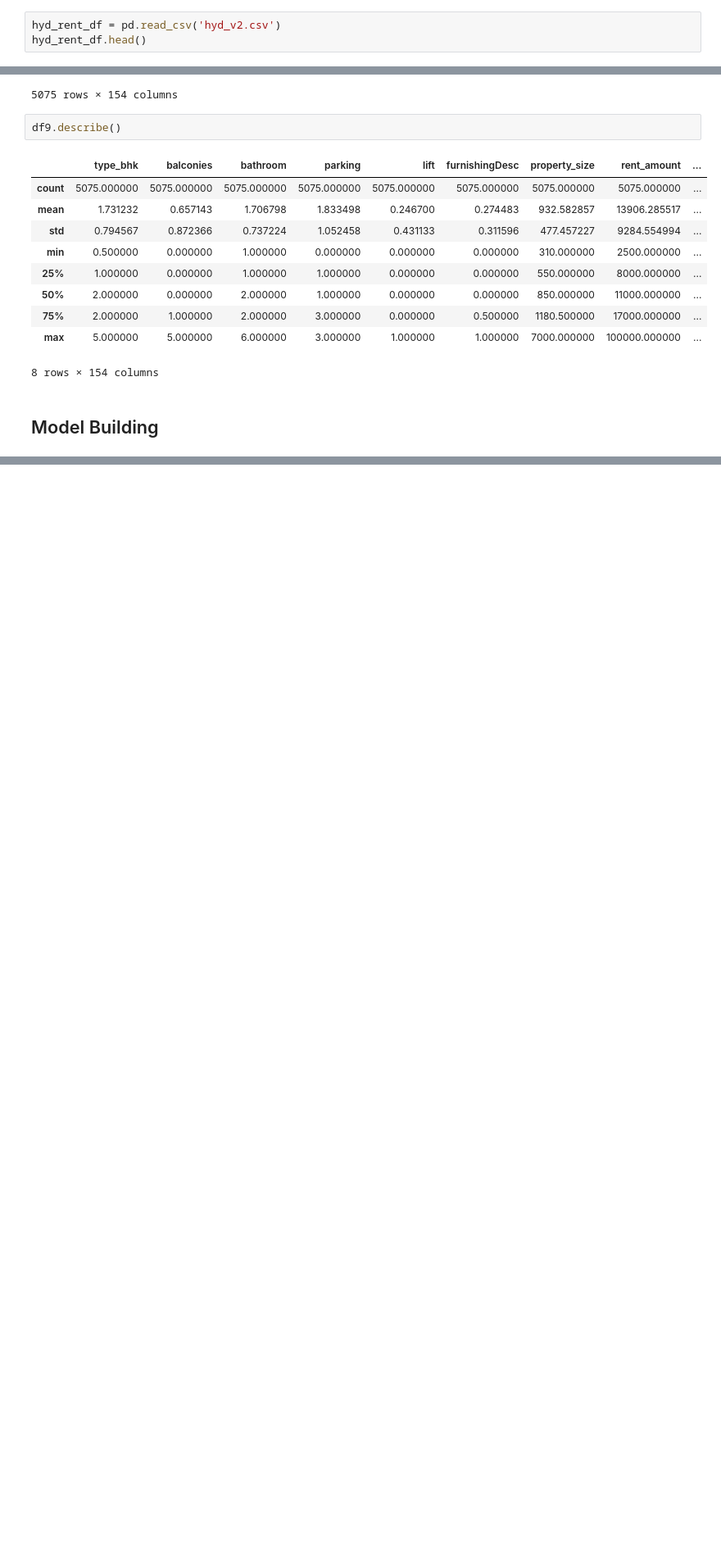
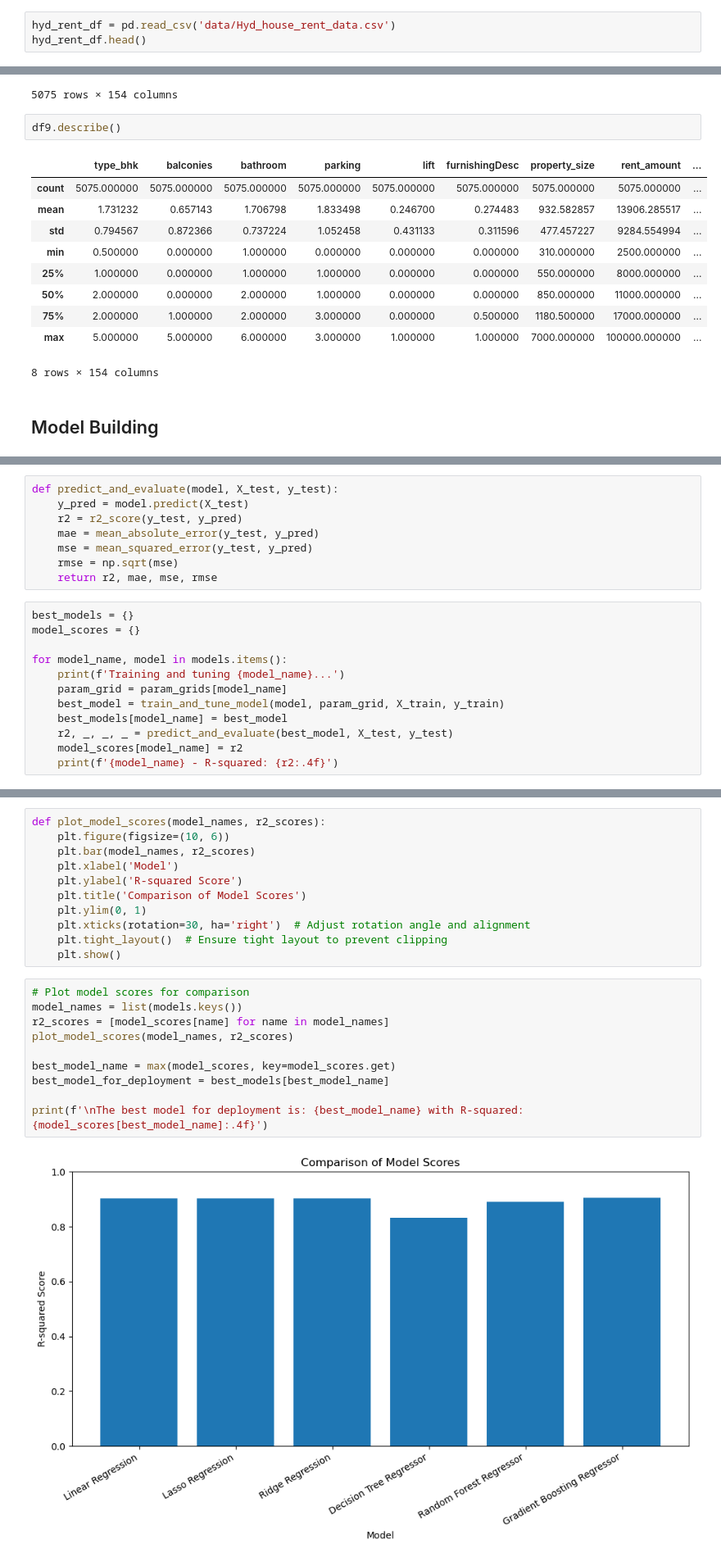
Before and after one commit to d-ravi-kumar19/Hyderabad-House-Rent-Prediction, a Jupyter notebook: house_rent_prediction.ipynb, the cells around one changed output, grey strips where cells are left out. Shown: that part at 82% size. Saved outputs shown, nothing was run; the diff lists cells and outputs as text; blank space fills up the shorter version.

```diff
--- a/House Rent Prediction.ipynb
+++ b/house_rent_prediction.ipynb
@@ -5,7 +12,7 @@ import matplotlib.pyplot as plt
 import warnings
 warnings.filterwarnings('ignore')
 # %%
-hyd_rent_df = pd.read_csv('hyd_v2.csv')
+hyd_rent_df = pd.read_csv('data/Hyd_house_rent_data.csv')
 hyd_rent_df.head()
 # %% [output]
 |  | active | amenities | balconies | bathroom | combineDescription | completeStreetName | deposit | facing | ... |
@@ -488,0 +519,20 @@ X_train, X_test, y_train, y_test = train_test_split(X,y,test_size=0.2)
+# %%
+def predict_and_evaluate(model, X_test, y_test):
+    y_pred = model.predict(X_test)
+    r2 = r2_score(y_test, y_pred)
+    mae = mean_absolute_error(y_test, y_pred)
+    mse = mean_squared_error(y_test, y_pred)
+    rmse = np.sqrt(mse)
+    return r2, mae, mse, rmse
+# %%
+best_models = {}
+model_scores = {}
+
+for model_name, model in models.items():
+    print(f'Training and tuning {model_name}...')
+    param_grid = param_grids[model_name]
+    best_model = train_and_tune_model(model, param_grid, X_train, y_train)
+    best_models[model_name] = best_model
+    r2, _, _, _ = predict_and_evaluate(best_model, X_test, y_test)
+    model_scores[model_name] = r2
+    print(f'{model_name} - R-squared: {r2:.4f}')
@@ -488,0 +552,23 @@ X_train, X_test, y_train, y_test = train_test_split(X,y,test_size=0.2)
+# %%
+def plot_model_scores(model_names, r2_scores):
+    plt.figure(figsize=(10, 6))
+    plt.bar(model_names, r2_scores)
+    plt.xlabel('Model')
+    plt.ylabel('R-squared Score')
+    plt.title('Comparison of Model Scores')
+    plt.ylim(0, 1)
+    plt.xticks(rotation=30, ha='right')  # Adjust rotation angle and alignment
+    plt.tight_layout()  # Ensure tight layout to prevent clipping
+    plt.show()
+# %%
+# Plot model scores for comparison
+model_names = list(models.keys())
+r2_scores = [model_scores[name] for name in model_names]
+plot_model_scores(model_names, r2_scores)
+
+best_model_name = max(model_scores, key=model_scores.get)
+best_model_for_deployment = best_models[best_model_name]
+
+print(f'\nThe best model for deployment is: {best_model_name} with R-squared: {model_scores[best_model_name]:.4f}')
+# %% [output]
+[figure, added]
```
Also changed, not shown: parts of 15 cells of this notebook, 9 other files.
